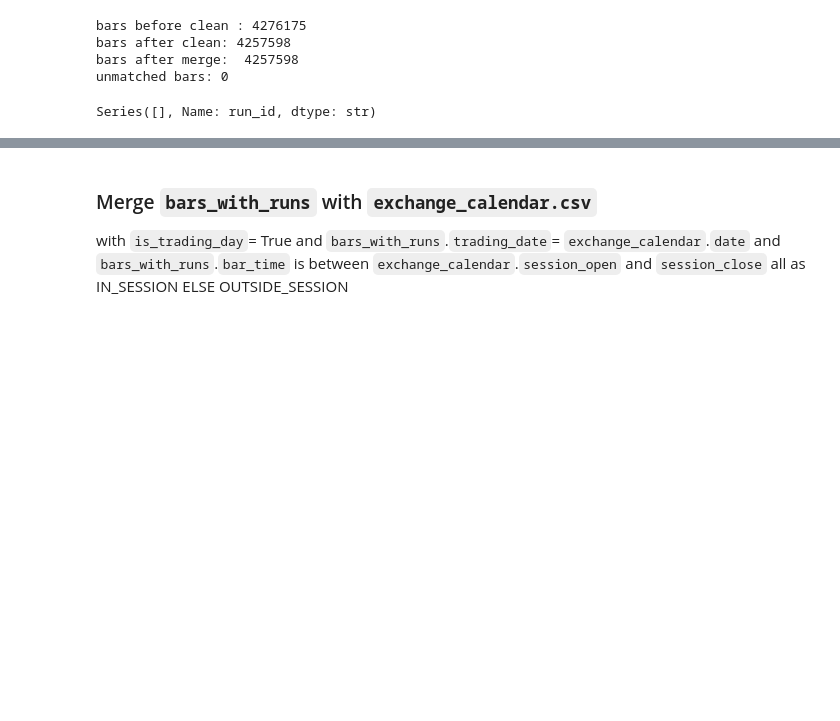
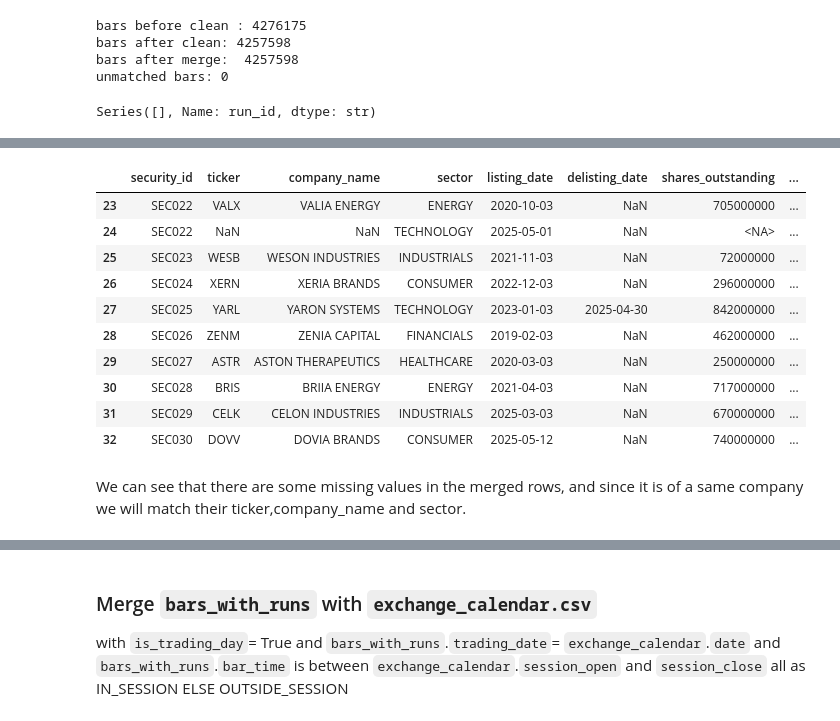
Before and after one commit to SondosMahmoud-5/data-engineering-project, a Jupyter notebook: Project/EDA_V2.ipynb, the cells around one changed output, grey strips where cells are left out. Cells and saved outputs as stored; diff of their text form; code cells hidden in the pictures; blank space fills up the shorter version.

```diff
--- a/Project/EDA_V2.ipynb
+++ b/Project/EDA_V2.ipynb
@@ -449,0 +662,19 @@ Series([], Name: run_id, dtype: str)
+# %%
+cols = (
+    History_cleaning[
+        ['security_id', 'effective_date', '_source_row']
+    ]
+    .drop_duplicates()
+)
+
+History_wide = History_cleaning.pivot(
+    index='security_id',
+    columns='change_type',
+    values='new_value'
+).reset_index()
+
+History_wide = History_wide.merge(
+    cols,
+    on='security_id',
+    how='left'
+)
@@ -449,0 +690,2 @@ Series([], Name: run_id, dtype: str)
+# %%
+History_wide.columns = History_wide.columns.str.lower()
@@ -449,0 +712,3 @@ Series([], Name: run_id, dtype: str)
+# %%
+History_wide= History_wide.rename(columns={'effective_date':'listing_date'})
+History_wide['shares_outstanding'] = History_wide['shares_outstanding'].astype('Int64')
@@ -449,0 +725,10 @@ Series([], Name: run_id, dtype: str)
+# %%
+common_cols = list(
+    symbols_clean.columns.intersection(History_wide.columns)
+)
+
+Symbols_History_merged = symbols_clean.merge(
+    History_wide,
+    on=common_cols,
+    how='outer'
+)
@@ -449,0 +762,16 @@ Series([], Name: run_id, dtype: str)
+# %%
+Symbols_History_merged.tail(10)
+# %% [output]
+|  | security_id | ticker | company_name | sector | listing_date | delisting_date | shares_outstanding | ... |
+| 23 | SEC022 | VALX | VALIA ENERGY | ENERGY | 2020-10-03 | NaN | 705000000 | ... |
+| 24 | SEC022 | NaN | NaN | TECHNOLOGY | 2025-05-01 | NaN | <NA> | ... |
+| 25 | SEC023 | WESB | WESON INDUSTRIES | INDUSTRIALS | 2021-11-03 | NaN | 72000000 | ... |
+| 26 | SEC024 | XERN | XERIA BRANDS | CONSUMER | 2022-12-03 | NaN | 296000000 | ... |
+| 27 | SEC025 | YARL | YARON SYSTEMS | TECHNOLOGY | 2023-01-03 | 2025-04-30 | 842000000 | ... |
+| 28 | SEC026 | ZENM | ZENIA CAPITAL | FINANCIALS | 2019-02-03 | NaN | 462000000 | ... |
+| 29 | SEC027 | ASTR | ASTON THERAPEUTICS | HEALTHCARE | 2020-03-03 | NaN | 250000000 | ... |
+| 30 | SEC028 | BRIS | BRIIA ENERGY | ENERGY | 2021-04-03 | NaN | 717000000 | ... |
+| 31 | SEC029 | CELK | CELON INDUSTRIES | INDUSTRIALS | 2025-03-03 | NaN | 670000000 | ... |
+| 32 | SEC030 | DOVV | DOVIA BRANDS | CONSUMER | 2025-05-12 | NaN | 740000000 | ... |
+# %% [markdown]
+We can see that there are some missing values in the merged rows, and since it is of a same company we will match their ticker,company_name and sector.
```
Also changed, not shown: parts of 41 cells of this notebook, 9 other files.
